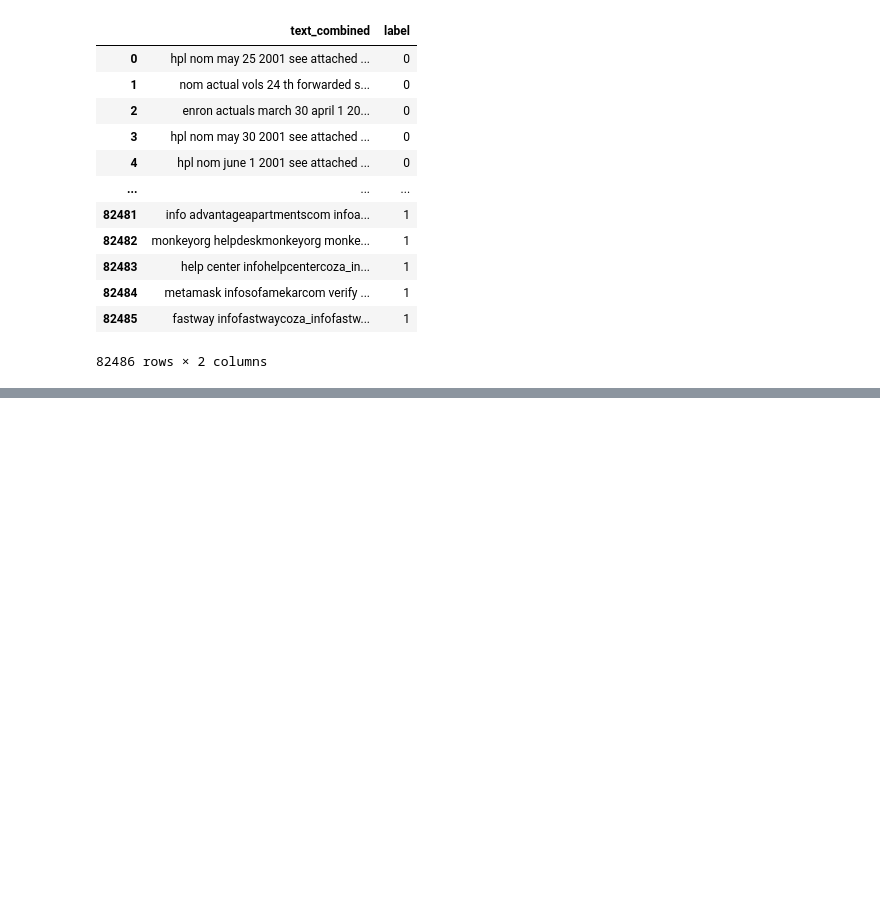
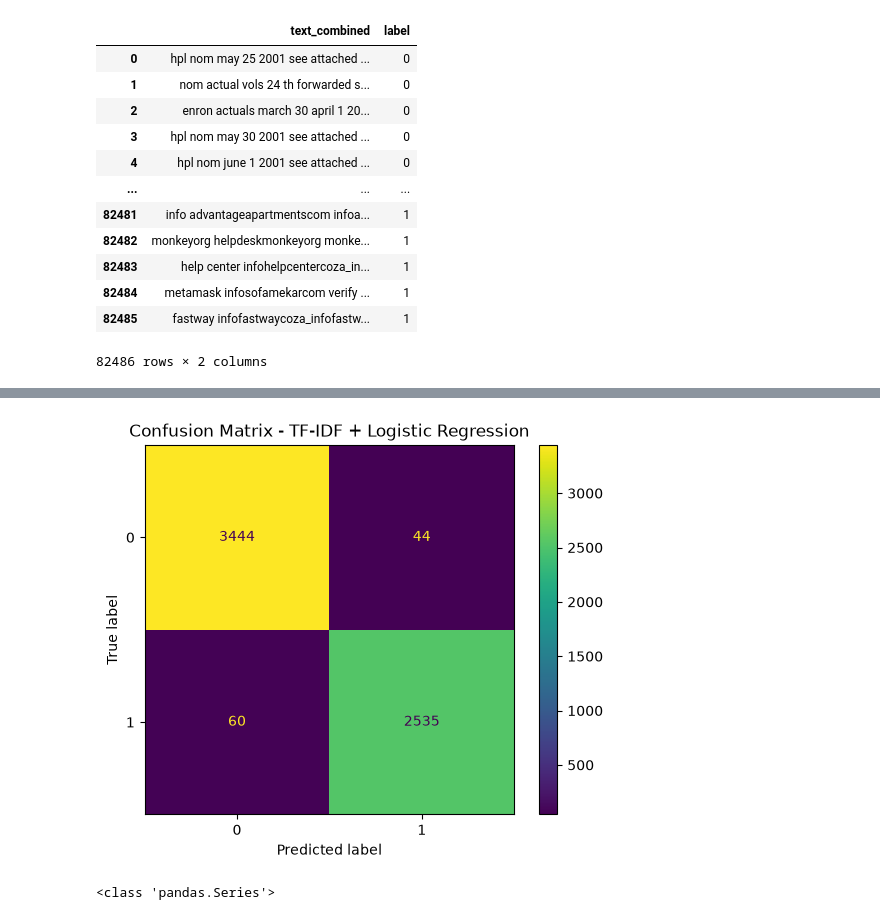
Before and after one commit to Tahacodeer/malicious-content-analysis, a Jupyter notebook: jupyter_lab/testtfidf.ipynb, the cells around one changed output, grey strips where cells are left out. Saved outputs shown, nothing was run; the diff lists cells and outputs as text; code cells hidden in the pictures; blank space fills up the shorter version.

Commit message:
finished the model of tf-idf with it's result

```diff
--- a/jupyter_lab/testtfidf.ipynb
+++ b/jupyter_lab/testtfidf.ipynb
@@ -19,0 +770,13 @@ df
+# %%
+fX=final_df['text']
+fY=final_df['label']
+# %%
+X_train, X_test, y_train, y_test = train_test_split(
+    fX,
+    fY,
+    test_size=0.2,      # 20% for evaluation
+    random_state=42,    # reproducibility
+)
+# %%
+X_train_tfidf2 = tfidf.fit_transform(X_train)
+X_train_tfidf2
@@ -19,0 +786,2 @@ df
+# %%
+X_test_tfidf2 = tfidf.transform(X_test)
@@ -19,0 +981,16 @@ df
+# %%
+from sklearn.metrics import ConfusionMatrixDisplay
+import matplotlib.pyplot as plt
+
+ConfusionMatrixDisplay.from_predictions(
+    y_test,
+    y_pred
+)
+
+plt.title("Confusion Matrix - TF-IDF + Logistic Regression")
+
+plt.savefig("../results/confusion_matrix.png")
+
+plt.show()
+# %% [output]
+[figure, added]
@@ -19,0 +1018,4 @@ df
+# %%
+print(type(X_test))
+# %% [output]
+<class 'pandas.Series'>
```
Also changed, not shown: parts of 74 cells of this notebook, 12 other files.
